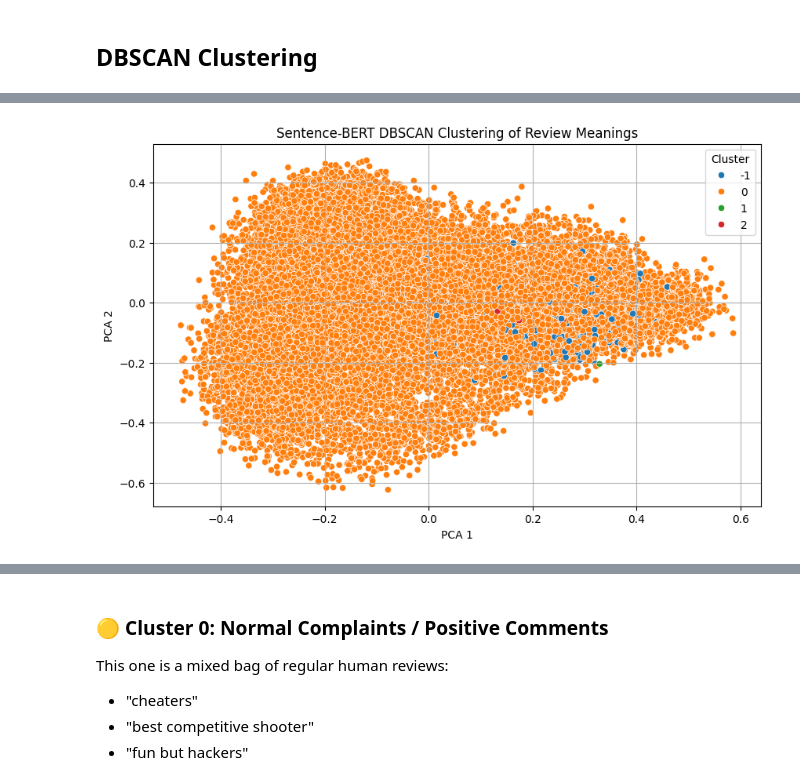
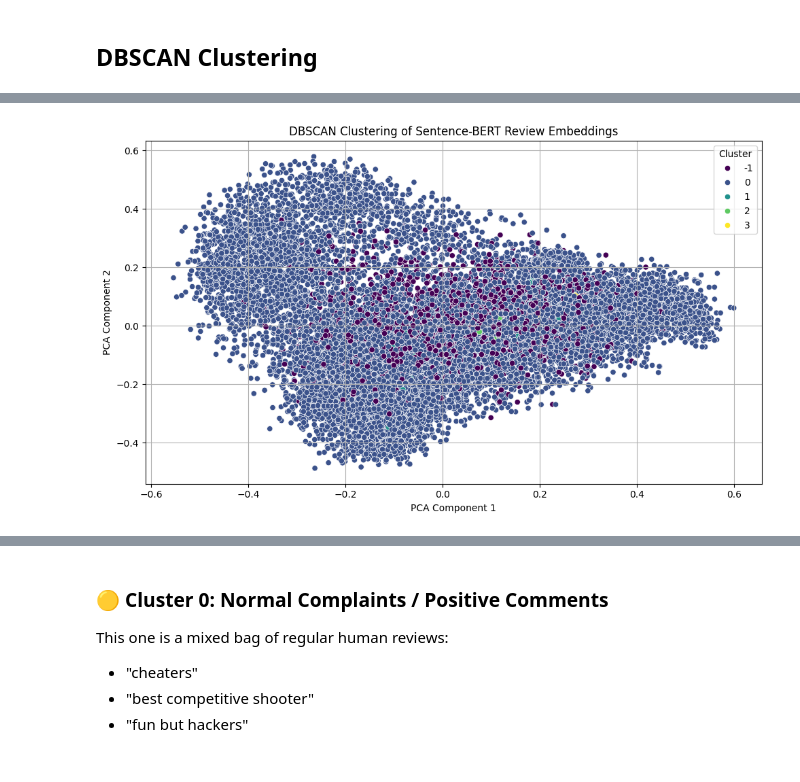
Before and after one commit to lior-benjman/DataSC-Essences, a Jupyter notebook: steam_full_pipeline.ipynb, the cells around one changed output, grey strips where cells are left out. Cells and saved outputs as stored; diff of their text form; code cells hidden in the pictures.

```diff
--- a/steam_full_pipeline.ipynb
+++ b/steam_full_pipeline.ipynb
@@ -37,7 +37,7 @@ def fetch_steam_reviews(app_id: int, limit: int = 20_000, delay: float = 0.45):
         "num_per_page": 200,
         "filter": "recent",
         "cursor": "*",
-        "day_range": "30"
+        "day_range": "40"
     }
     rows = []
     while len(rows) < limit:
@@ -135,0 +148,6 @@ plt.show()
+# %%
+df_recent = pd.read_csv("data/reviews_mar_to_may.csv")
+print("Clean rows:", len(df_recent))
+
+print(df_recent.isnull().sum()) # בדיקה האם נשארו ערכי נאל.
+print(df_recent.describe())
@@ -136,7 +172,7 @@ plt.show()
 # %%
 # Step 1: Grouping by day and label
-df_recent = df[df["dt"] >= "2024-02-01"] # taking only recent relevant dates (3 months back)
-daily_counts = df.groupby([df_recent["dt"].dt.date, "thumbs_up"]).size().unstack(fill_value=0)
+df_recent["dt"] = pd.to_datetime(df_recent["dt"])  # Ensure dt is datetime
+daily_counts = df_recent.groupby([df_recent["dt"].dt.date, "thumbs_up"]).size().unstack(fill_value=0)
 
 # Step 2: Rename columns for clarity
 daily_counts.columns = ["Dislikes", "Likes"]  # because 0 = dislike, 1 = like
@@ -214,10 +247,10 @@ import pandas as pd
 
 # Step 1: Embed each review into a 384-dim vector using MiniLM
 model = SentenceTransformer('all-MiniLM-L6-v2')
-df['text'] = df['text'].astype(str)  # force text column to be strings
-df = df.reset_index(drop=True)  # fix index misalignment
+df_recent['text'] = df_recent['text'].astype(str)  # force text column to be strings
+df_recent = df_recent.reset_index(drop=True)  # fix index misalignment
 
-X_embed = model.encode(df['text'], show_progress_bar=True)
+X_embed = model.encode(df_recent['text'], show_progress_bar=True)
 # %% [markdown]
 "model = SentenceTransformer('all-MiniLM-L6-v2')" <br>
 That’s a tiny but powerful neural network trained by huggingface + Microsoft, designed to turn entire sentences into meaningful numeric vectors.
@@ -232,28 +531,40 @@ Unlike TF-IDF, it understands:
 # %%
+from sklearn.decomposition import TruncatedSVD
+from sklearn.pipeline import make_pipeline
+from sklearn.preprocessing import StandardScaler
+from sklearn.cluster import DBSCAN
+#Using TruncatedSVD to reduce dimensionality for clustering
+svd = TruncatedSVD(n_components=50, random_state=42)
+pipe = make_pipeline(svd, StandardScaler())      # scale to unit variance after SVD
+X_reduced = pipe.fit_transform(X_embed)
+
 # Clustering using DBSCAN
-dbscan = DBSCAN(eps=1.05, min_samples=5, metric='euclidean')  # can tweak eps
-df['Cluster'] = dbscan.fit_predict(X_embed)
+dbscan = DBSCAN(eps=6.2, min_samples=10, metric='euclidean')
+df_recent['DBSCAN_Cluster'] = dbscan.fit_predict(X_reduced)
 
-# Reducing dimensions for visualization
-X_pca = PCA(n_components=2).fit_transform(X_embed)
-df['pca1'] = X_pca[:, 0]
-df['pca2'] = X_pca[:, 1]
+# Reduce dimensions for plotting
+pca = PCA(n_components=2)
+X_pca = pca.fit_transform(X_embed)
+df_recent['pca1'] = X_pca[:, 0]
+df_recent['pca2'] = X_pca[:, 1]
 
-# Ploting the clusters
+# Plotting
 plt.figure(figsize=(10, 6))
-sns.scatterplot(x='pca1', y='pca2', hue='Cluster', data=df, palette='tab10')
-plt.title('Sentence-BERT DBSCAN Clustering of Review Meanings')
-plt.xlabel('PCA 1')
-plt.ylabel('PCA 2')
-plt.legend(title='Cluster')
+sns.scatterplot(data=df_recent, x='pca1', y='pca2', hue='DBSCAN_Cluster', palette='viridis')
+plt.title("DBSCAN Clustering of Sentence-BERT Review Embeddings")
+plt.xlabel("PCA Component 1")
+plt.ylabel("PCA Component 2")
 plt.grid(True)
+plt.legend(title="Cluster")
+plt.tight_layout()
 plt.show()
 
 # Printing 3 example reviews per cluster
-for label in sorted(df['Cluster'].unique()):
+print(df_recent['DBSCAN_Cluster'].value_counts())
+for label in sorted(df_recent['DBSCAN_Cluster'].unique()):
     if label == -1:
         continue  # skip noise
     print(f"\n--- Cluster {label} sample reviews ---")
-    print(df[df['Cluster'] == label]['text'].sample(3, random_state=42).to_string(index=False))
+    print(df_recent[df_recent['DBSCAN_Cluster'] == label]['text'].sample(3, random_state=42).to_string(index=False))
 # %% [output]
-[figure, old version]
+[figure, new version]
```
Also changed, not shown: parts of 27 cells of this notebook, 9 other files.
